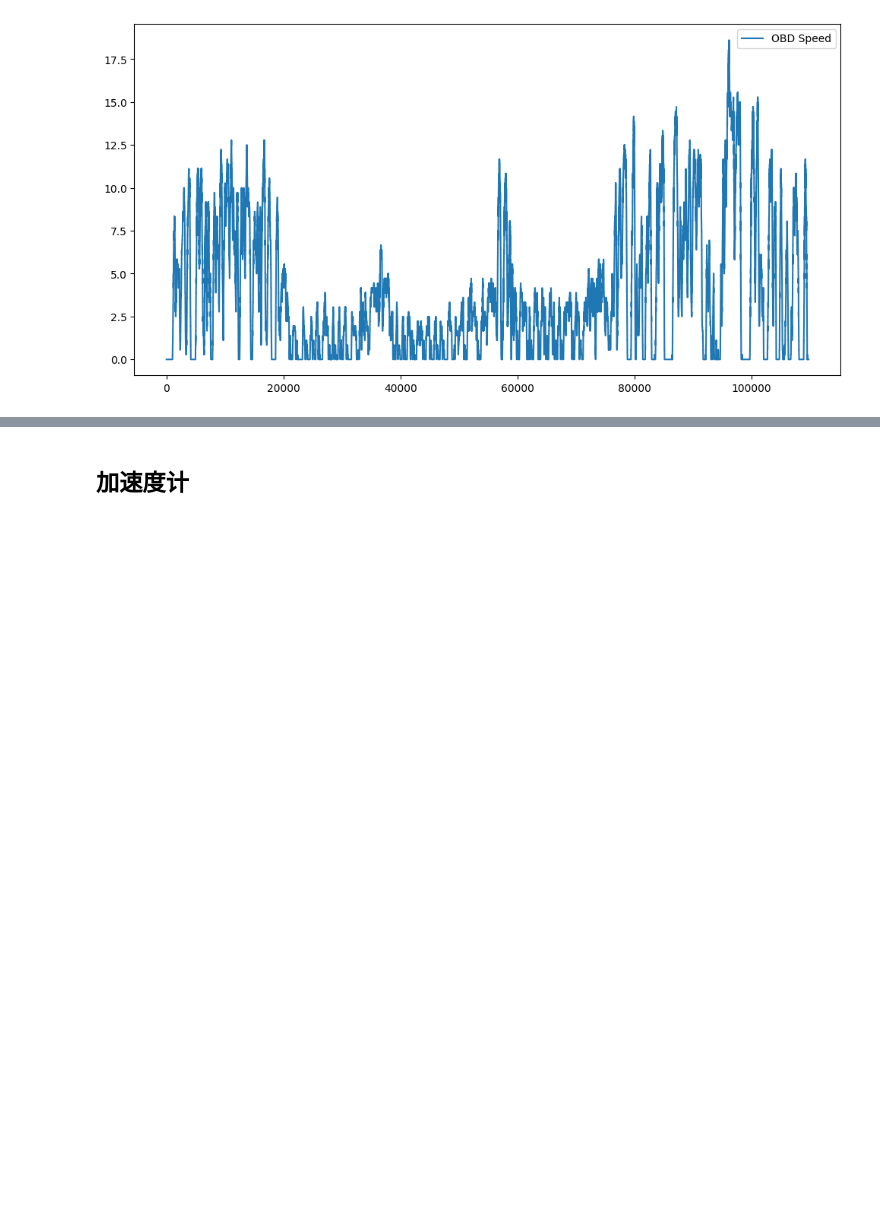
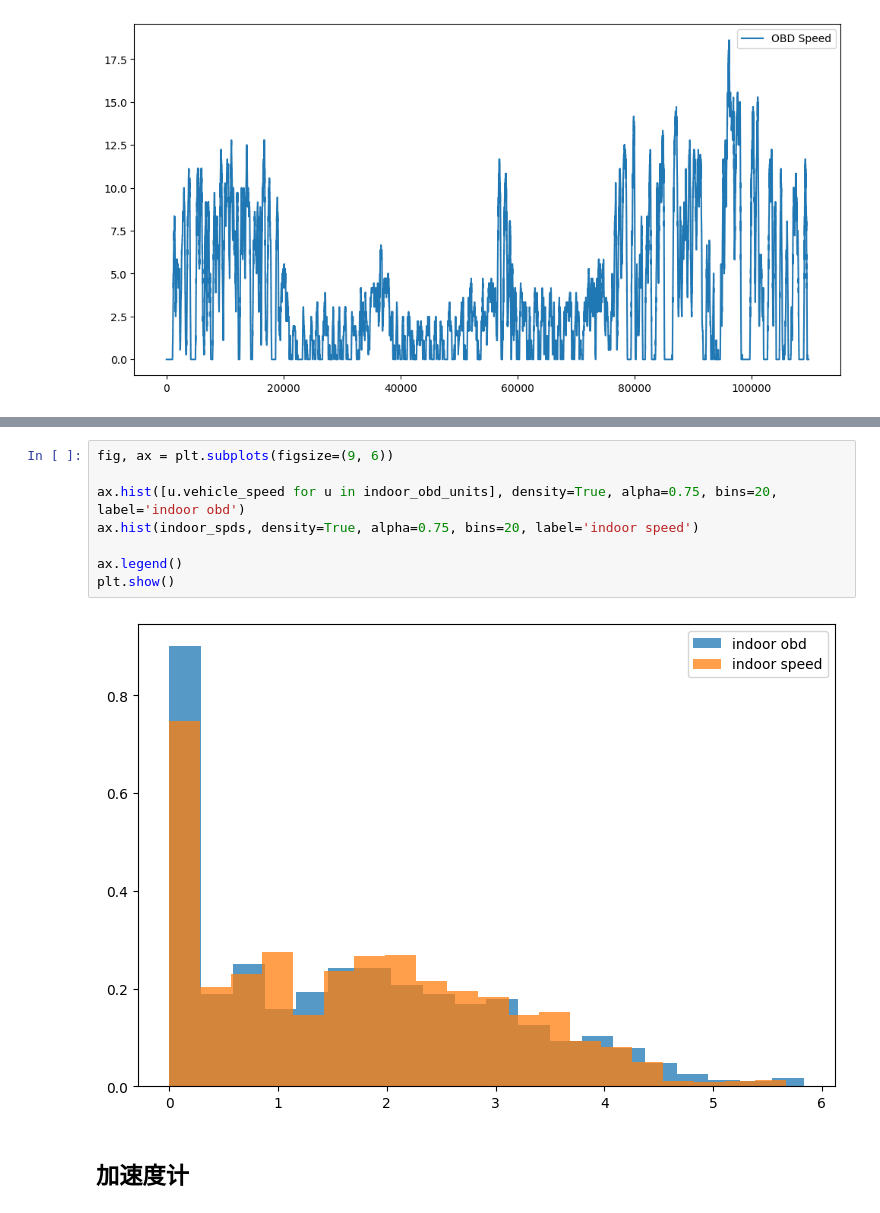
Before and after one commit to Juderer/IPIN22_Track6, a Jupyter notebook: 2023_test_data_analysis.ipynb, the cells around one changed output, grey strips where cells are left out. Drawn from its saved outputs; the diff is of its cells as text; blank space fills up the shorter version.

```diff
--- a/2023_test_data_analysis.ipynb
+++ b/2023_test_data_analysis.ipynb
@@ -78,3 +152,13 @@ plt.show()
+# %%
+fig, ax = plt.subplots(figsize=(9, 6))
+
+ax.hist([u.vehicle_speed for u in indoor_obd_units], density=True, alpha=0.75, bins=20, label='indoor obd')
+ax.hist(indoor_spds, density=True, alpha=0.75, bins=20, label='indoor speed')
+
+ax.legend()
+plt.show()
+# %% [output]
+[figure, added]
 # %% [markdown]
 ## 加速度计
 # %%
```
Also changed, not shown: parts of 10 cells of this notebook, 2 other files.
